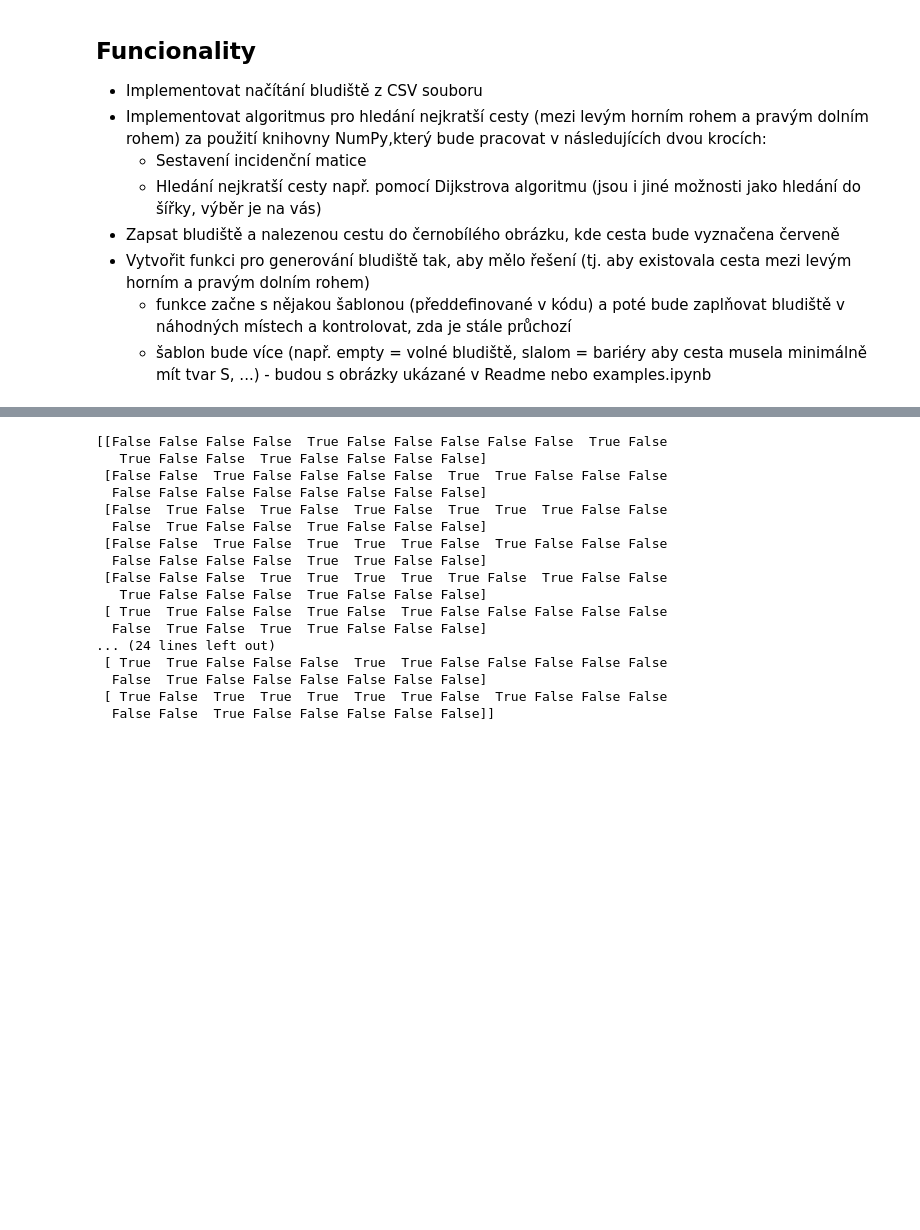
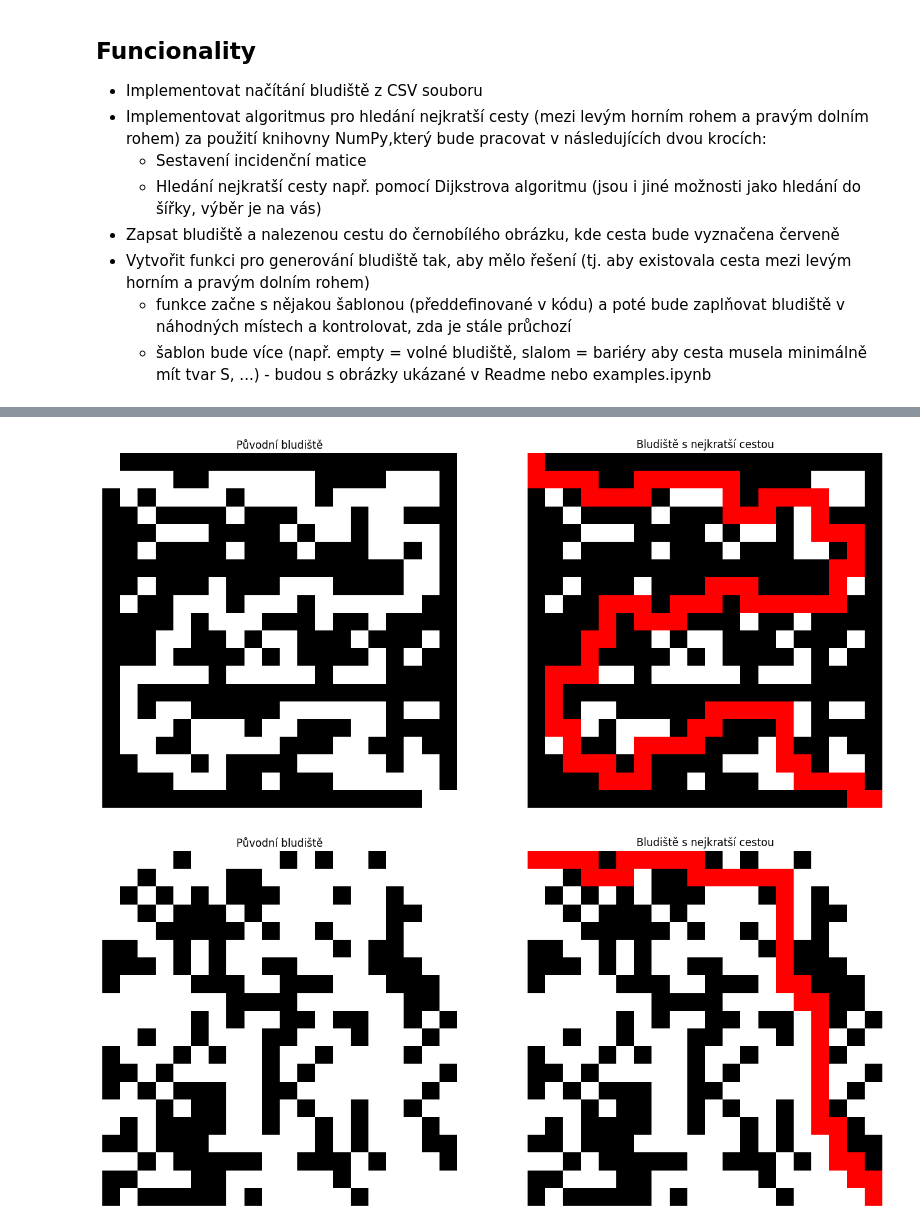
Before and after one commit to docherak/vvp_bludiste, a Jupyter notebook: solution.ipynb, the cells around one changed output, grey strips where cells are left out. Cells and saved outputs as stored; diff of their text form; code cells hidden in the pictures; blank space fills up the shorter version.

```diff
--- a/solution.ipynb
+++ b/solution.ipynb
@@ -83,21 +47,10 @@ class Maze:
+# %%
+maze = Maze("data/maze_2.csv")
+maze.solve()
+# %% [output]
+[figure, added]
 # %%
 maze = Maze("data/maze_3.csv")
-print(maze.map)
+maze.solve()
 # %% [output]
-[[False False False False  True False False False False False  True False
-   True False False  True False False False False]
- [False False  True False False False False  True  True False False False
-  False False False False False False False False]
- [False  True False  True False  True False  True  True  True False False
-  False  True False False  True False False False]
- [False False  True False  True  True  True False  True False False False
-  False False False False  True  True False False]
- [False False False  True  True  True  True  True False  True False False
-   True False False False  True False False False]
- [ True  True False False  True False  True False False False False False
-  False  True False  True  True False False False]
-... (24 lines left out)
- [ True  True False False False  True  True False False False False False
-  False  True False False False False False False]
- [ True False  True  True  True  True  True False  True False False False
-  False False  True False False False False False]]
+[figure, added]
```
Also changed, not shown: parts of 9 cells of this notebook, 2 other files.
